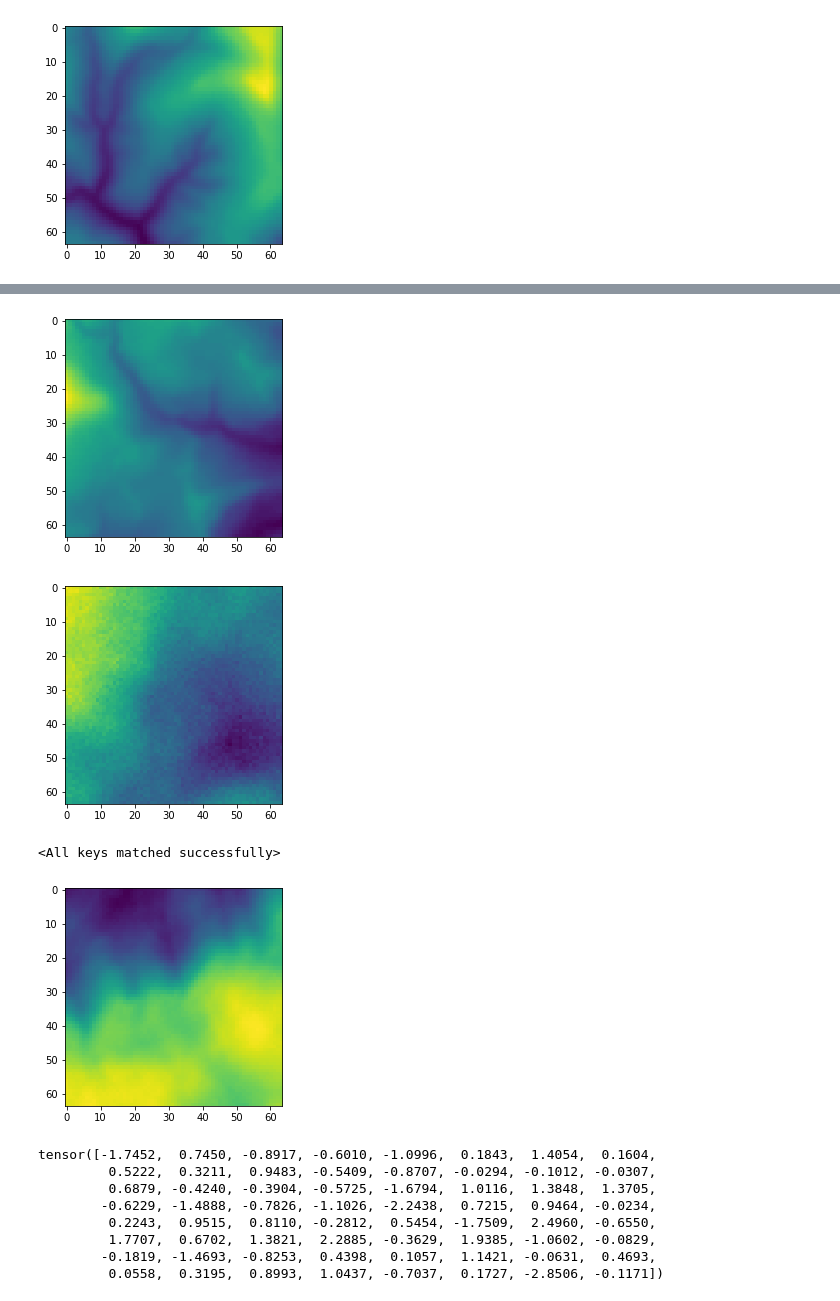
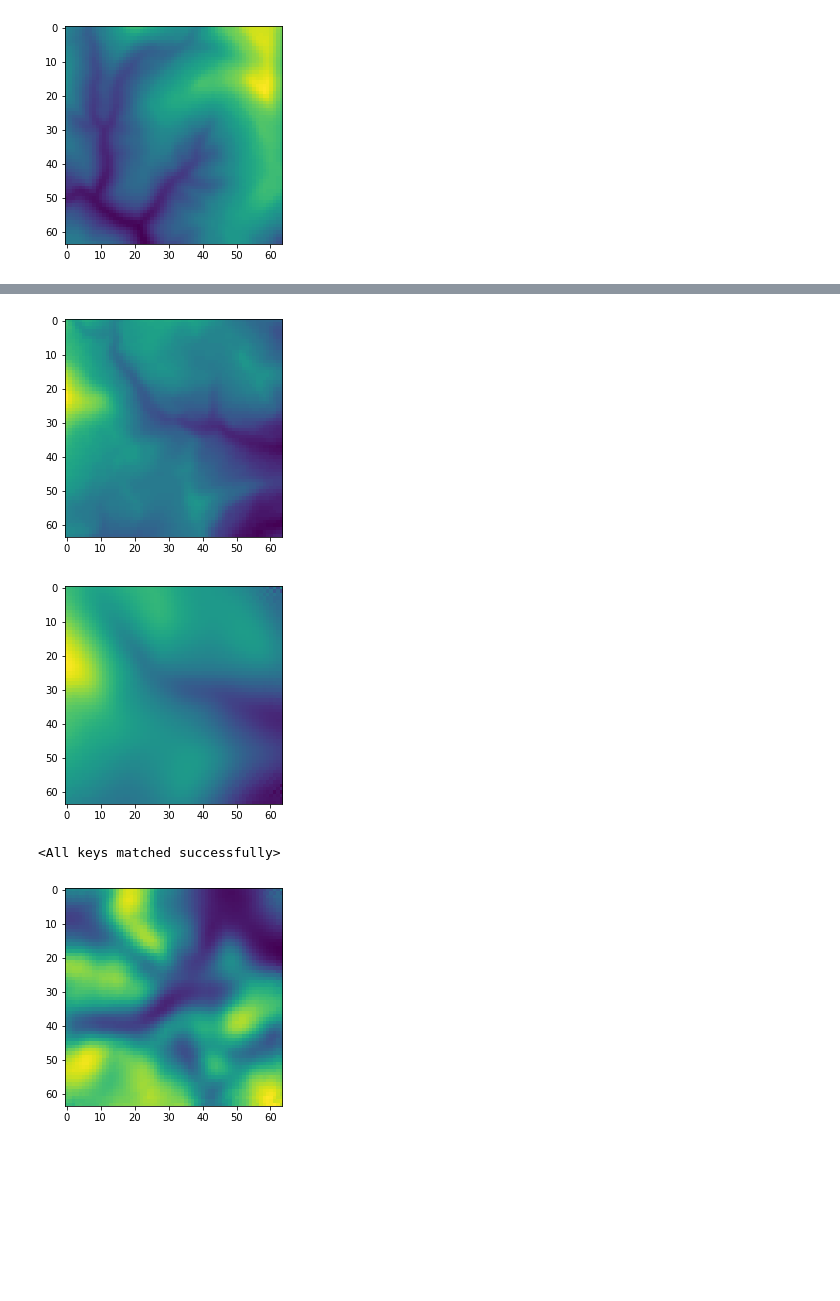
Before and after one commit to nikitakuchur/landscape-generator, a Jupyter notebook: variational_autoencoder.ipynb, the cells around one changed output, grey strips where cells are left out. Drawn from its saved outputs; the diff is of its cells as text; code cells hidden in the pictures; blank space fills up the shorter version.

```diff
--- a/variational_autoencoder.ipynb
+++ b/variational_autoencoder.ipynb
@@ -19,10 +19,10 @@ class ImagesDataset(Dataset):
         img = Image.open(self.root_dir + '/' + self.img_names[index]).convert('L')
         item = transforms.ToTensor()(img)
         img.close()
-        return item.view(64 * 64)
+        return item.view(1, 64, 64)
 
     def __len__(self):
-        return 100 #len(self.img_names)
+        return len(self.img_names)
 # %%
 import matplotlib.pyplot as plt
 
@@ -32,4 +32,4 @@ plt.show()
 # %% [output]
 [figure]
 # %%
-dataloader = DataLoader(dataset, batch_size=50, shuffle=True)
+dataloader = DataLoader(dataset, batch_size=100, shuffle=True)
@@ -75,7 +111,7 @@ class VAE(nn.Module):
 vae = VAE().cuda()
 # %%
 x = dataset[400].cuda()
-out, _, _ = vae(x)
+out, _, _ = vae(x.view(1, 1, 64, 64))
 plt.imshow(out.view(64, 64).cpu().detach().numpy())
 plt.show()
 # %% [output]
@@ -85,12 +121,12 @@ import torch.optim as optim
 
 def loss_function(recon_x, x, mu, logvar):
     BCE = nn.MSELoss(reduction='sum')(recon_x, x)
-    KLD = -0.5 * torch.sum(1 + logvar - mu.pow(2) - logvar.exp())
+    KLD = -0.5 * torch.mean(1 + logvar - mu.pow(2) - logvar.exp())
     return BCE + KLD
 
 optimizer = optim.Adam(vae.parameters(), lr=0.001)
 
-epochs = 1000
+epochs = 100
 
 for epoch in range(epochs):
     vae.train()
@@ -124,12 +162,12 @@ epoch=1000, loss=tensor(1068.0919, device='cuda:0', grad_fn=<AddBackward0>)
 x = dataset[100].cuda()
 plt.imshow(x.view(64, 64).cpu())
 plt.show()
-out, _, _ = vae(x)
+out, _, _ = vae(x.view(1, 1, 64, 64))
 plt.imshow(out.view(64, 64).cpu().detach().numpy())
 plt.show()
 # %% [output]
 [figure]
-[figure, old version]
+[figure, new version]
 # %%
 #torch.save(vae.state_dict(), './variational_autoencoder_save')
 # %%
@@ -138,19 +176,10 @@ vae.load_state_dict(torch.load('./variational_autoencoder_save'))
 <All keys matched successfully>
 # %%
 # Generator
-code = torch.FloatTensor(64).normal_()
+code = torch.FloatTensor(1, 32).normal_()
 
 out = vae.decode(code.cuda())
 plt.imshow(out.view(64, 64).cpu().detach().numpy())
 plt.show()
-print(code)
 # %% [output]
-[figure, old version]
+[figure, new version]
-tensor([-1.7452,  0.7450, -0.8917, -0.6010, -1.0996,  0.1843,  1.4054,  0.1604,
-         0.5222,  0.3211,  0.9483, -0.5409, -0.8707, -0.0294, -0.1012, -0.0307,
-         0.6879, -0.4240, -0.3904, -0.5725, -1.6794,  1.0116,  1.3848,  1.3705,
-        -0.6229, -1.4888, -0.7826, -1.1026, -2.2438,  0.7215,  0.9464, -0.0234,
-         0.2243,  0.9515,  0.8110, -0.2812,  0.5454, -1.7509,  2.4960, -0.6550,
-         1.7707,  0.6702,  1.3821,  2.2885, -0.3629,  1.9385, -1.0602, -0.0829,
-        -0.1819, -1.4693, -0.8253,  0.4398,  0.1057,  1.1421, -0.0631,  0.4693,
-         0.0558,  0.3195,  0.8993,  1.0437, -0.7037,  0.1727, -2.8506, -0.1171])
```
Also changed, not shown: parts of 5 cells of this notebook, 1 other file.
